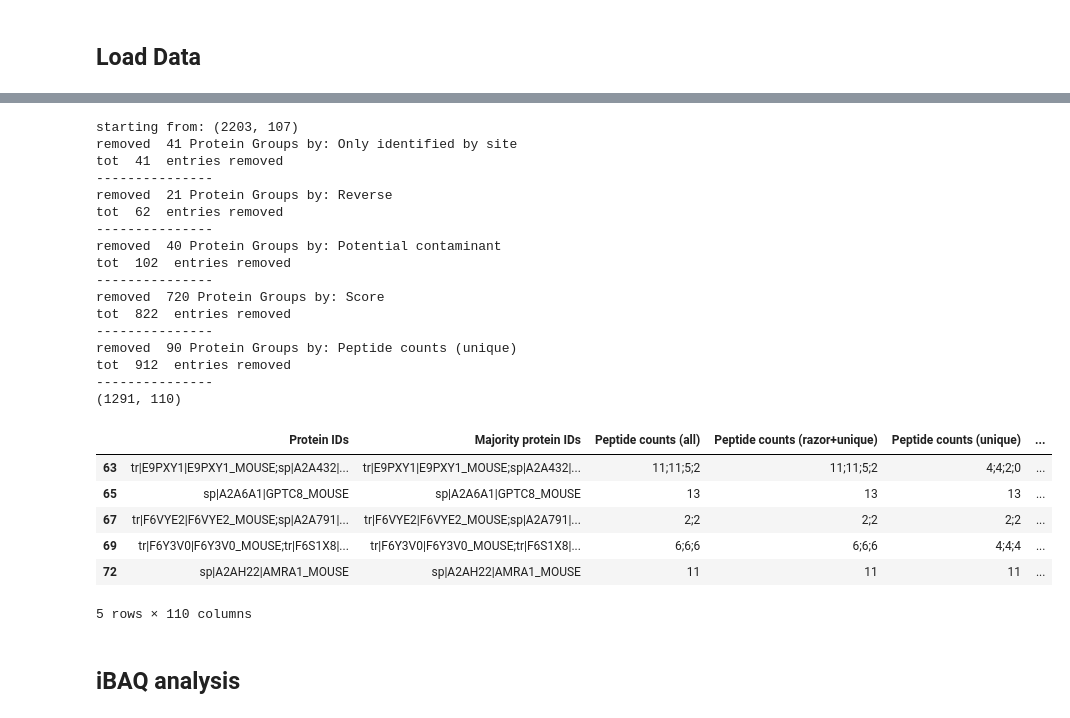
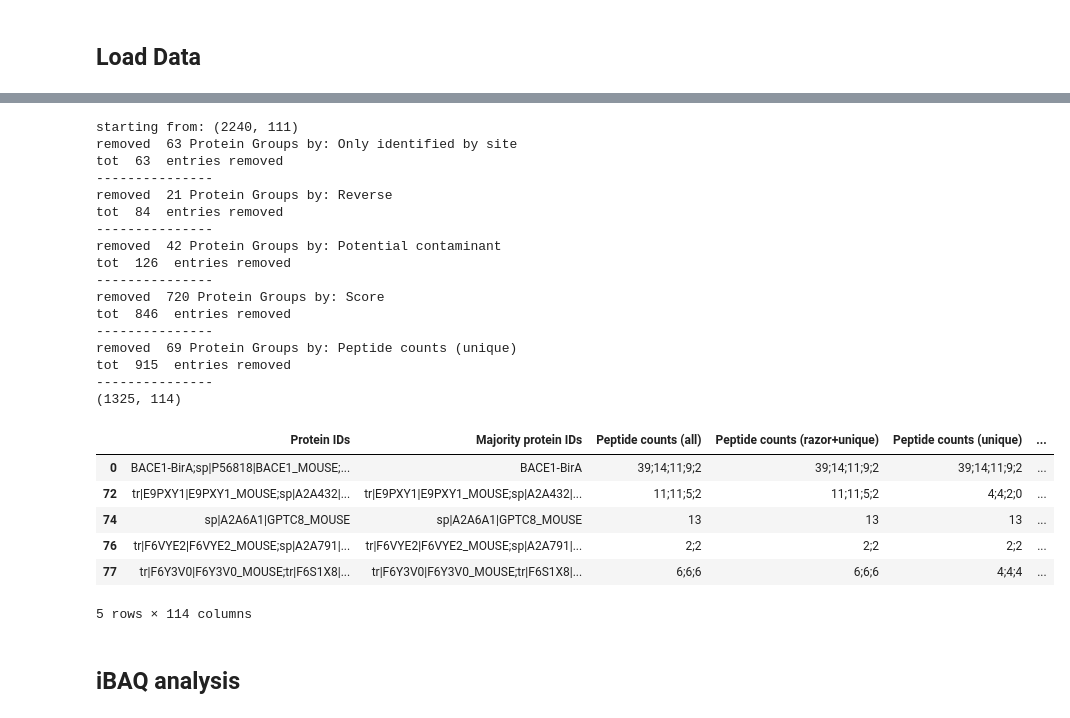
Before and after one commit to mtinti/BACE1_pulldown, a Jupyter notebook: analysis_def.ipynb, the cells around one changed output, grey strips where cells are left out. Cells and saved outputs as stored; diff of their text form; code cells hidden in the pictures.

```diff
--- a/analysis_def.ipynb
+++ b/analysis_def.ipynb
@@ -35,36 +53,36 @@ KnownComponents={
 # %%
 TXT_PATH = os.path.join('txt')
 #TXT_PATH=''
-df = pd.read_csv(os.path.join(TXT_PATH, 'proteinGroups.txt'),sep='\t')
+df = pd.read_csv(os.path.join(TXT_PATH, 'proteinGroups.zip'),sep='\t')
 df = PTUT.clean_df(df, score=5, unique_pep_threshold=2)
 df = PTUT.mod_df(df)
 print(df.shape)
 df.head()
 # %% [output]
-starting from: (2203, 107)
-removed  41 Protein Groups by: Only identified by site
-tot  41  entries removed
+starting from: (2240, 111)
+removed  63 Protein Groups by: Only identified by site
+tot  63  entries removed
 ---------------
 removed  21 Protein Groups by: Reverse
-tot  62  entries removed
+tot  84  entries removed
 ---------------
-removed  40 Protein Groups by: Potential contaminant
-tot  102  entries removed
+removed  42 Protein Groups by: Potential contaminant
+tot  126  entries removed
 ---------------
 removed  720 Protein Groups by: Score
-tot  822  entries removed
+tot  846  entries removed
 ---------------
-removed  90 Protein Groups by: Peptide counts (unique)
-tot  912  entries removed
+removed  69 Protein Groups by: Peptide counts (unique)
+tot  915  entries removed
 ---------------
-(1291, 110)
+(1325, 114)
 |  | Protein IDs | Majority protein IDs | Peptide counts (all) | Peptide counts (razor+unique) | Peptide counts (unique) | ... |
-| 63 | tr|E9PXY1|E9PXY1_MOUSE;sp|A2A432|... | tr|E9PXY1|E9PXY1_MOUSE;sp|A2A432|... | 11;11;5;2 | 11;11;5;2 | 4;4;2;0 | ... |
-| 65 | sp|A2A6A1|GPTC8_MOUSE | sp|A2A6A1|GPTC8_MOUSE | 13 | 13 | 13 | ... |
-| 67 | tr|F6VYE2|F6VYE2_MOUSE;sp|A2A791|... | tr|F6VYE2|F6VYE2_MOUSE;sp|A2A791|... | 2;2 | 2;2 | 2;2 | ... |
-| 69 | tr|F6Y3V0|F6Y3V0_MOUSE;tr|F6S1X8|... | tr|F6Y3V0|F6Y3V0_MOUSE;tr|F6S1X8|... | 6;6;6 | 6;6;6 | 4;4;4 | ... |
-| 72 | sp|A2AH22|AMRA1_MOUSE | sp|A2AH22|AMRA1_MOUSE | 11 | 11 | 11 | ... |
+| 0 | BACE1-BirA;sp|P56818|BACE1_MOUSE;... | BACE1-BirA | 39;14;11;9;2 | 39;14;11;9;2 | 39;14;11;9;2 | ... |
+| 72 | tr|E9PXY1|E9PXY1_MOUSE;sp|A2A432|... | tr|E9PXY1|E9PXY1_MOUSE;sp|A2A432|... | 11;11;5;2 | 11;11;5;2 | 4;4;2;0 | ... |
+| 74 | sp|A2A6A1|GPTC8_MOUSE | sp|A2A6A1|GPTC8_MOUSE | 13 | 13 | 13 | ... |
+| 76 | tr|F6VYE2|F6VYE2_MOUSE;sp|A2A791|... | tr|F6VYE2|F6VYE2_MOUSE;sp|A2A791|... | 2;2 | 2;2 | 2;2 | ... |
+| 77 | tr|F6Y3V0|F6Y3V0_MOUSE;tr|F6S1X8|... | tr|F6Y3V0|F6Y3V0_MOUSE;tr|F6S1X8|... | 6;6;6 | 6;6;6 | 4;4;4 | ... |
-5 rows × 110 columns
+5 rows × 114 columns
 # %% [markdown]
 ## iBAQ analysis
 # %%
```
Also changed, not shown: parts of 15 cells of this notebook, 25 other files.
